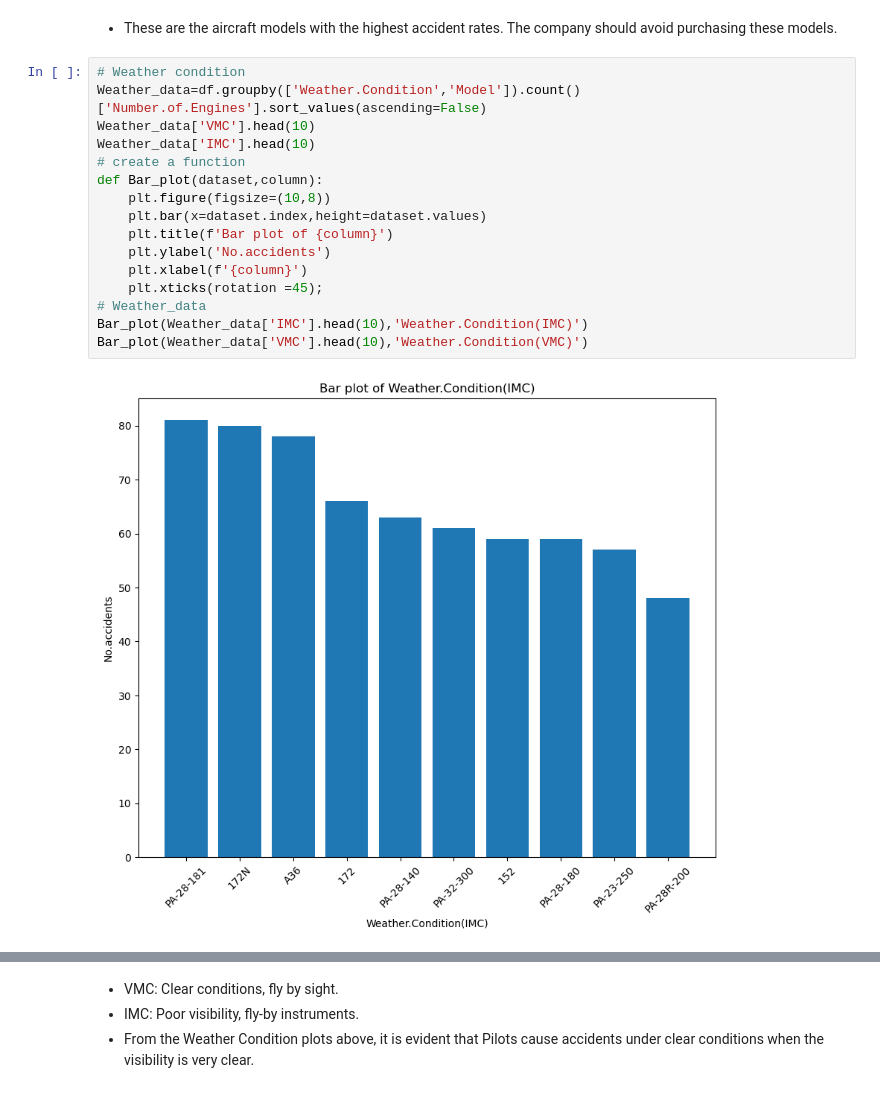
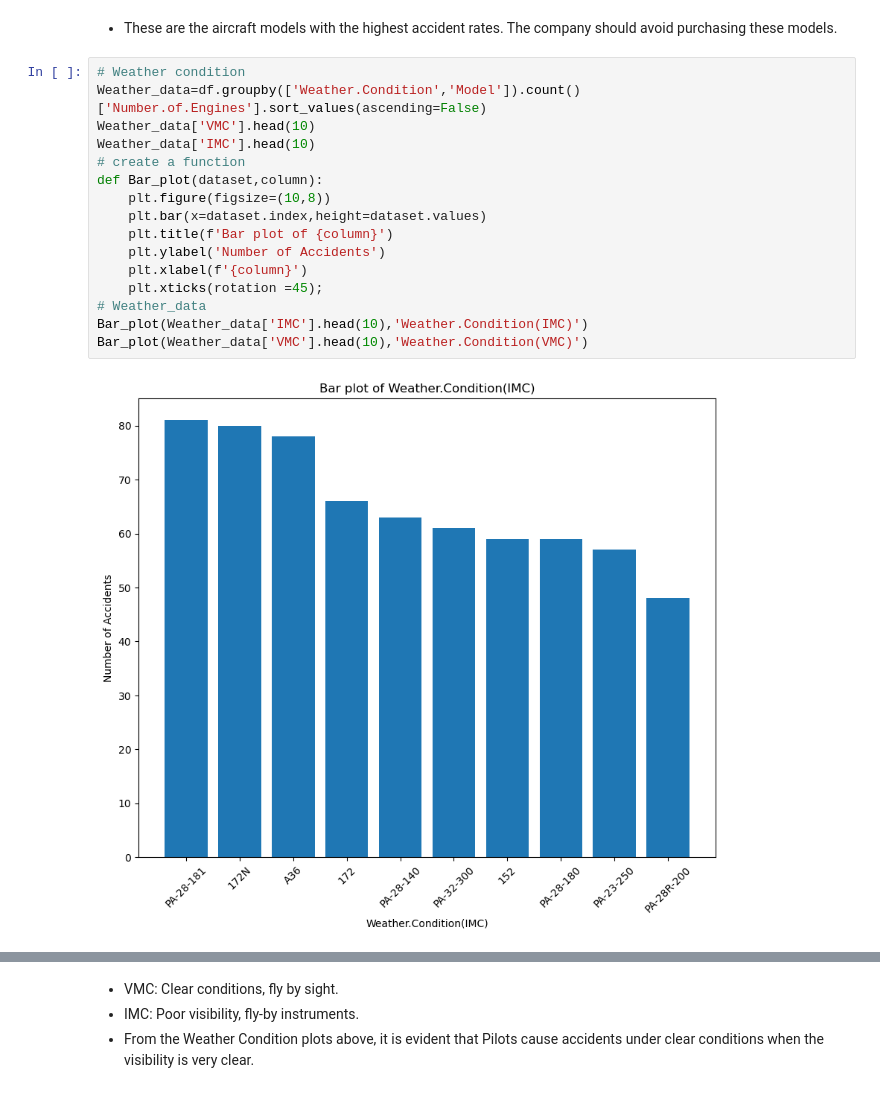
Before and after one commit to StephenMulingwa/Aviation_Business_Project, a Jupyter notebook: student.ipynb, the cells around one changed output, grey strips where cells are left out. Saved outputs shown, nothing was run; the diff lists cells and outputs as text.

```diff
--- a/student.ipynb
+++ b/student.ipynb
@@ -371,18 +373,18 @@ plt.show()
 # %%
 # Weather condition
 Weather_data=df.groupby(['Weather.Condition','Model']).count()['Number.of.Engines'].sort_values(ascending=False)
 Weather_data['VMC'].head(10)
 Weather_data['IMC'].head(10)
 # create a function
 def Bar_plot(dataset,column):
     plt.figure(figsize=(10,8))
     plt.bar(x=dataset.index,height=dataset.values)
     plt.title(f'Bar plot of {column}')
-    plt.ylabel('No.accidents')
+    plt.ylabel('Number of Accidents')
     plt.xlabel(f'{column}')
     plt.xticks(rotation =45);
 # Weather_data
 Bar_plot(Weather_data['IMC'].head(10),'Weather.Condition(IMC)')
 Bar_plot(Weather_data['VMC'].head(10),'Weather.Condition(VMC)')
 # %% [output]
-[figure, old version]
+[figure, new version]
```
Also changed, not shown: parts of 5 cells of this notebook, 1 other file.
